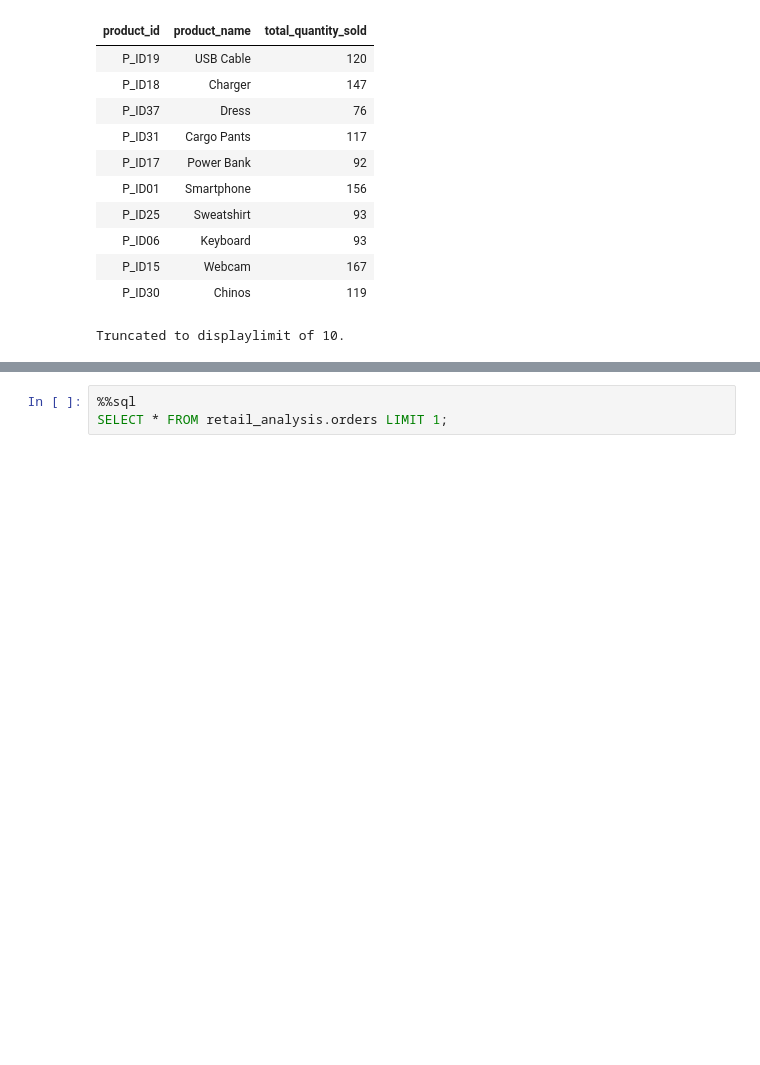
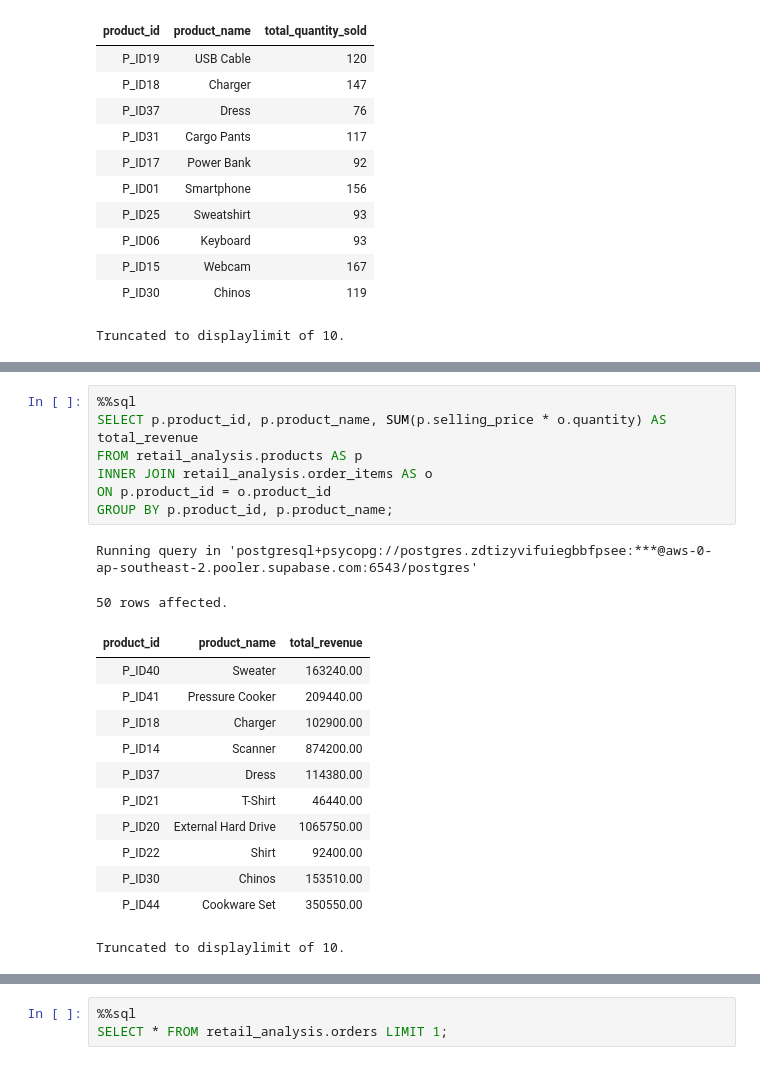
Before and after one commit to umesh-creates/sql_pandas_exercise_and_notes, a Jupyter notebook: retail_analysis exercise/retail_analysis.ipynb, the cells around one changed output, grey strips where cells are left out. Saved outputs shown, nothing was run; the diff lists cells and outputs as text; blank space fills up the shorter version.

Commit message:
ratail analysis join exercise

```diff
--- a/retail_analysis exercise/retail_analysis.ipynb
+++ b/retail_analysis exercise/retail_analysis.ipynb
@@ -292,0 +312,22 @@ Truncated to displaylimit of 10.
+# %%
+%%sql
+SELECT p.product_id, p.product_name, SUM(p.selling_price * o.quantity) AS total_revenue
+FROM retail_analysis.products AS p
+INNER JOIN retail_analysis.order_items AS o
+ON p.product_id = o.product_id
+GROUP BY p.product_id, p.product_name;
+# %% [output]
+Running query in 'postgresql+psycopg://postgres.zdtizyvifuiegbbfpsee:***@aws-0-ap-southeast-2.pooler.supabase.com:6543/postgres'
+50 rows affected.
+| product_id | product_name | total_revenue |
+| P_ID40 | Sweater | 163240.00 |
+| P_ID41 | Pressure Cooker | 209440.00 |
+| P_ID18 | Charger | 102900.00 |
+| P_ID14 | Scanner | 874200.00 |
+| P_ID37 | Dress | 114380.00 |
+| P_ID21 | T-Shirt | 46440.00 |
+| P_ID20 | External Hard Drive | 1065750.00 |
+| P_ID22 | Shirt | 92400.00 |
+| P_ID30 | Chinos | 153510.00 |
+| P_ID44 | Cookware Set | 350550.00 |
+Truncated to displaylimit of 10.
```
Also changed, not shown: parts of 14 cells of this notebook.
